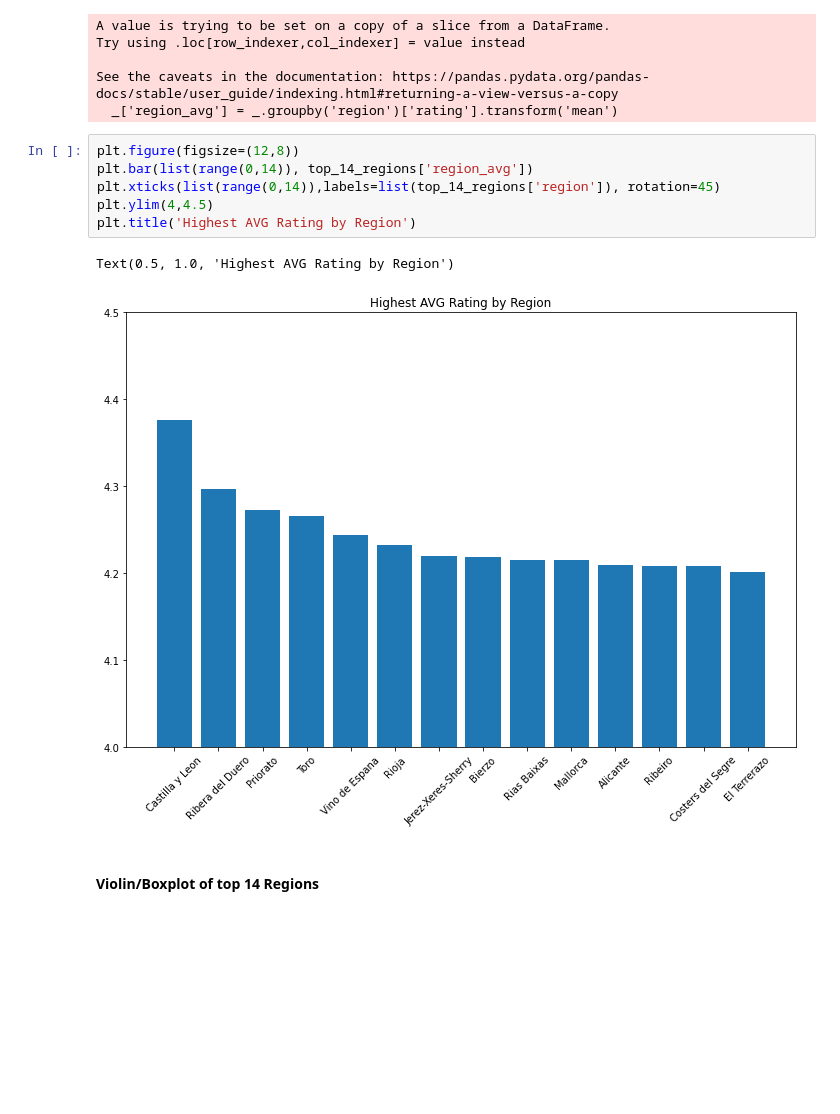
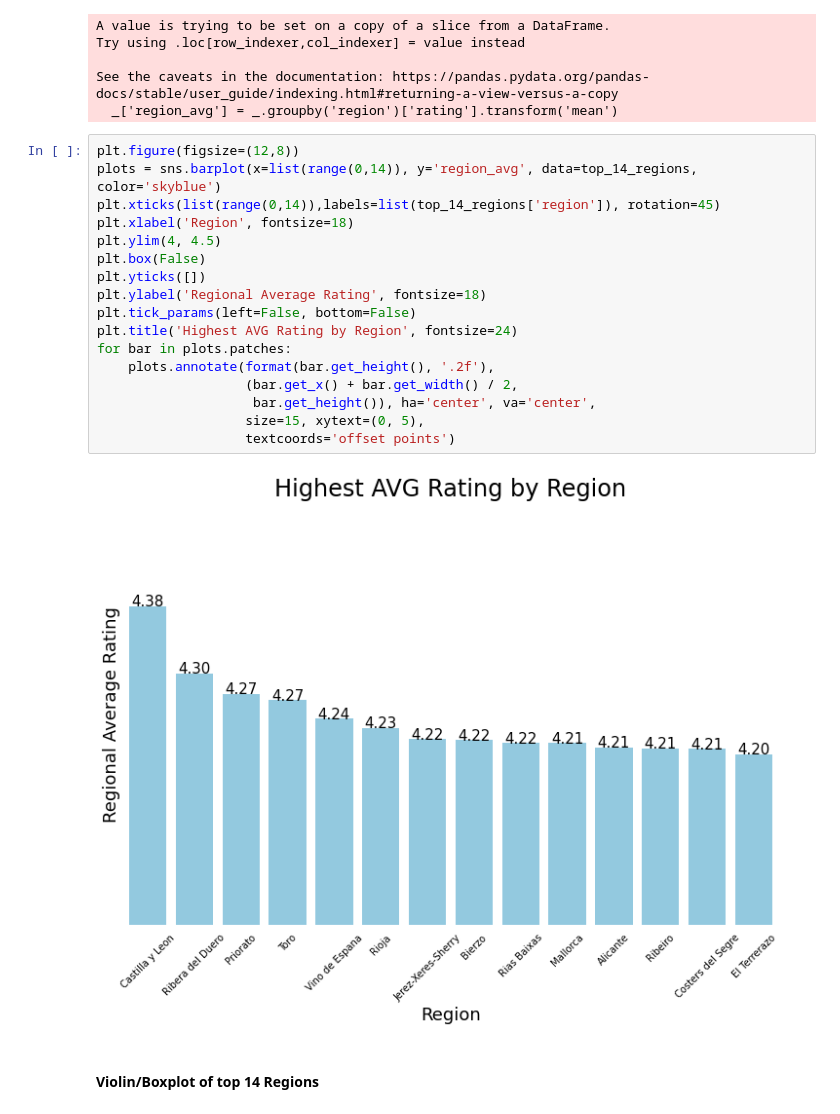
Before and after one commit to CharlesPizza/SpanishWineVisualization, a Jupyter notebook: SpanishWineExplore.ipynb, the cells around one changed output. Cells and saved outputs as stored; diff of their text form; blank space fills up the shorter version.

Commit message:
more visuals

```diff
--- a/SpanishWineExplore.ipynb
+++ b/SpanishWineExplore.ipynb
@@ -42,15 +42,25 @@ Try using .loc[row_indexer,col_indexer] = value instead
 
 See the caveats in the documentation: https://pandas.pydata.org/pandas-docs/stable/user_guide/indexing.html#returning-a-view-versus-a-copy
   _['region_avg'] = _.groupby('region')['rating'].transform('mean')
-# %%
-plt.figure(figsize=(12,8))
-plt.bar(list(range(0,14)), top_14_regions['region_avg'])
-plt.xticks(list(range(0,14)),labels=list(top_14_regions['region']), rotation=45)
-plt.ylim(4,4.5)
-plt.title('Highest AVG Rating by Region')
-# %% [output]
-Text(0.5, 1.0, 'Highest AVG Rating by Region')
-[figure, removed]
+# %%
+plt.figure(figsize=(12,8))
+plots = sns.barplot(x=list(range(0,14)), y='region_avg', data=top_14_regions, color='skyblue')
+plt.xticks(list(range(0,14)),labels=list(top_14_regions['region']), rotation=45)
+plt.xlabel('Region', fontsize=18)
+plt.ylim(4, 4.5)
+plt.box(False)
+plt.yticks([])
+plt.ylabel('Regional Average Rating', fontsize=18)
+plt.tick_params(left=False, bottom=False)
+plt.title('Highest AVG Rating by Region', fontsize=24)
+for bar in plots.patches:
+    plots.annotate(format(bar.get_height(), '.2f'),
+                   (bar.get_x() + bar.get_width() / 2,
+                    bar.get_height()), ha='center', va='center',
+                   size=15, xytext=(0, 5),
+                   textcoords='offset points')
+# %% [output]
+[figure, added]
 # %% [markdown]
 #### Violin/Boxplot of top 14 Regions
 # %%
```
Also changed, not shown: parts of 7 cells of this notebook.
